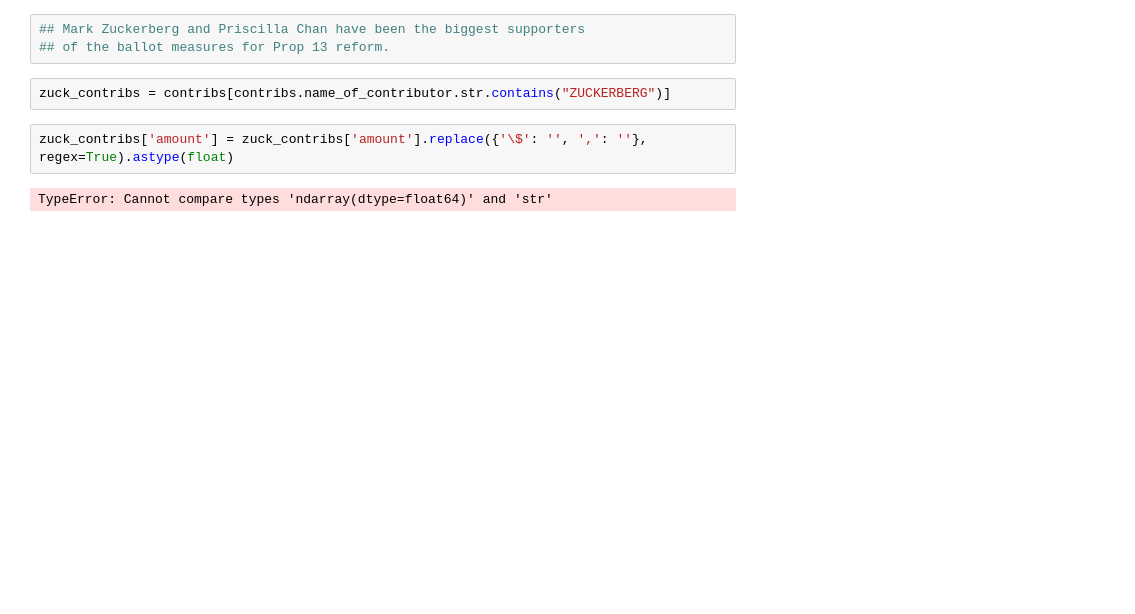
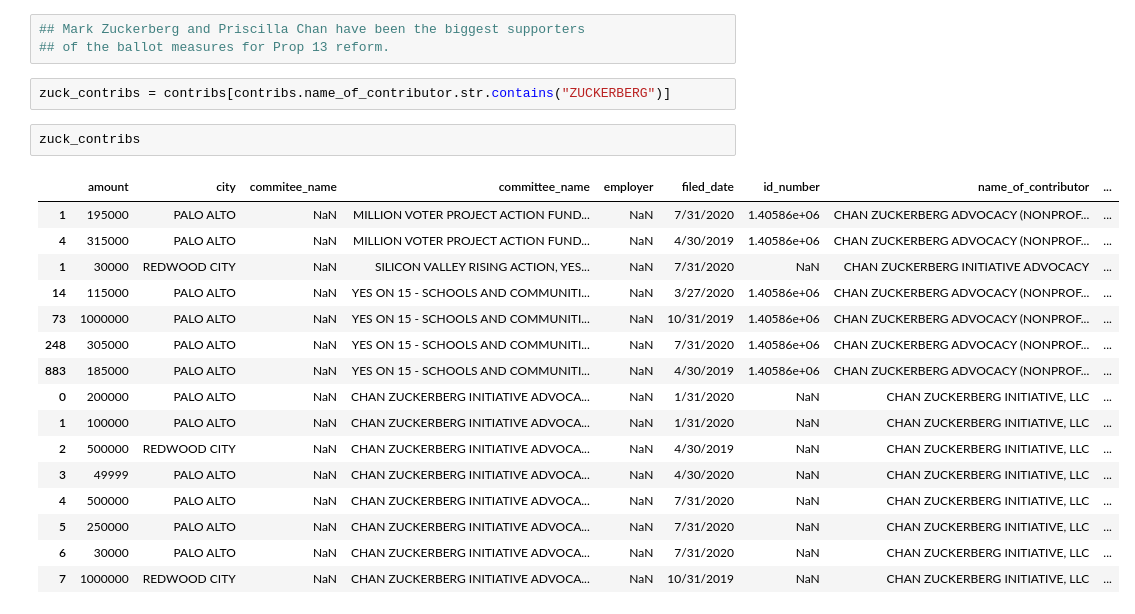
Before and after one commit to lukeharold/nov_2020_ballot_measures, a Jupyter notebook: 2020_ballot_measures/2020_ballot_measures_notebook/property_tax_reform.ipynb, the cells around one changed output. Drawn from its saved outputs; the diff is of its cells as text; blank space fills up the shorter version.

```diff
--- a/2020_ballot_measures/2020_ballot_measures_notebook/property_tax_reform.ipynb
+++ b/2020_ballot_measures/2020_ballot_measures_notebook/property_tax_reform.ipynb
@@ -112,10 +219,25 @@ NCC_contribs.sort_values("amount", ascending = False)
 ## of the ballot measures for Prop 13 reform.
 # %%
 zuck_contribs = contribs[contribs.name_of_contributor.str.contains("ZUCKERBERG")]
-# %%
-zuck_contribs['amount'] = zuck_contribs['amount'].replace({'\$': '', ',': ''}, regex=True).astype(float)
-# %% [output]
-TypeError: Cannot compare types 'ndarray(dtype=float64)' and 'str'
+# %%
+zuck_contribs
+# %% [output]
+|  | amount | city | commitee_name | committee_name | employer | filed_date | id_number | name_of_contributor | ... |
+| 1 | 195000 | PALO ALTO | NaN | MILLION VOTER PROJECT ACTION FUND... | NaN | 7/31/2020 | 1.40586e+06 | CHAN ZUCKERBERG ADVOCACY (NONPROF... | ... |
+| 4 | 315000 | PALO ALTO | NaN | MILLION VOTER PROJECT ACTION FUND... | NaN | 4/30/2019 | 1.40586e+06 | CHAN ZUCKERBERG ADVOCACY (NONPROF... | ... |
+| 1 | 30000 | REDWOOD CITY | NaN | SILICON VALLEY RISING ACTION, YES... | NaN | 7/31/2020 | NaN | CHAN ZUCKERBERG INITIATIVE ADVOCACY | ... |
+| 14 | 115000 | PALO ALTO | NaN | YES ON 15 - SCHOOLS AND COMMUNITI... | NaN | 3/27/2020 | 1.40586e+06 | CHAN ZUCKERBERG ADVOCACY (NONPROF... | ... |
+| 73 | 1000000 | PALO ALTO | NaN | YES ON 15 - SCHOOLS AND COMMUNITI... | NaN | 10/31/2019 | 1.40586e+06 | CHAN ZUCKERBERG ADVOCACY (NONPROF... | ... |
+| 248 | 305000 | PALO ALTO | NaN | YES ON 15 - SCHOOLS AND COMMUNITI... | NaN | 7/31/2020 | 1.40586e+06 | CHAN ZUCKERBERG ADVOCACY (NONPROF... | ... |
+| 883 | 185000 | PALO ALTO | NaN | YES ON 15 - SCHOOLS AND COMMUNITI... | NaN | 4/30/2019 | 1.40586e+06 | CHAN ZUCKERBERG ADVOCACY (NONPROF... | ... |
+| 0 | 200000 | PALO ALTO | NaN | CHAN ZUCKERBERG INITIATIVE ADVOCA... | NaN | 1/31/2020 | NaN | CHAN ZUCKERBERG INITIATIVE, LLC | ... |
+| 1 | 100000 | PALO ALTO | NaN | CHAN ZUCKERBERG INITIATIVE ADVOCA... | NaN | 1/31/2020 | NaN | CHAN ZUCKERBERG INITIATIVE, LLC | ... |
+| 2 | 500000 | REDWOOD CITY | NaN | CHAN ZUCKERBERG INITIATIVE ADVOCA... | NaN | 4/30/2019 | NaN | CHAN ZUCKERBERG INITIATIVE, LLC | ... |
+| 3 | 49999 | PALO ALTO | NaN | CHAN ZUCKERBERG INITIATIVE ADVOCA... | NaN | 4/30/2020 | NaN | CHAN ZUCKERBERG INITIATIVE, LLC | ... |
+| 4 | 500000 | PALO ALTO | NaN | CHAN ZUCKERBERG INITIATIVE ADVOCA... | NaN | 7/31/2020 | NaN | CHAN ZUCKERBERG INITIATIVE, LLC | ... |
+| 5 | 250000 | PALO ALTO | NaN | CHAN ZUCKERBERG INITIATIVE ADVOCA... | NaN | 7/31/2020 | NaN | CHAN ZUCKERBERG INITIATIVE, LLC | ... |
+| 6 | 30000 | PALO ALTO | NaN | CHAN ZUCKERBERG INITIATIVE ADVOCA... | NaN | 7/31/2020 | NaN | CHAN ZUCKERBERG INITIATIVE, LLC | ... |
+| 7 | 1000000 | REDWOOD CITY | NaN | CHAN ZUCKERBERG INITIATIVE ADVOCA... | NaN | 10/31/2019 | NaN | CHAN ZUCKERBERG INITIATIVE, LLC | ... |
 # %%
 zuck_contribs.amount.sum()
 # %% [output]
```
Also changed, not shown: parts of 31 cells of this notebook, 18 other files.
